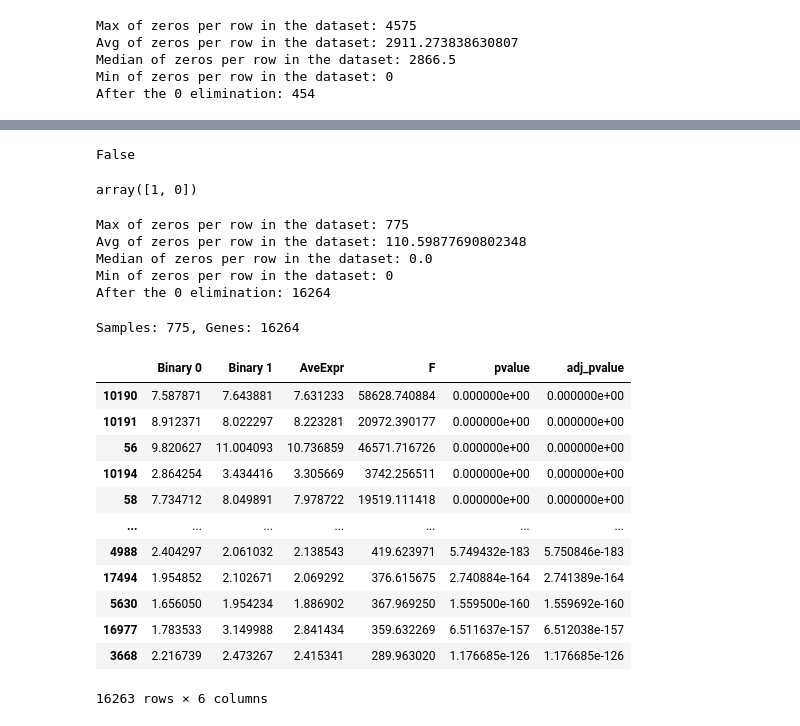
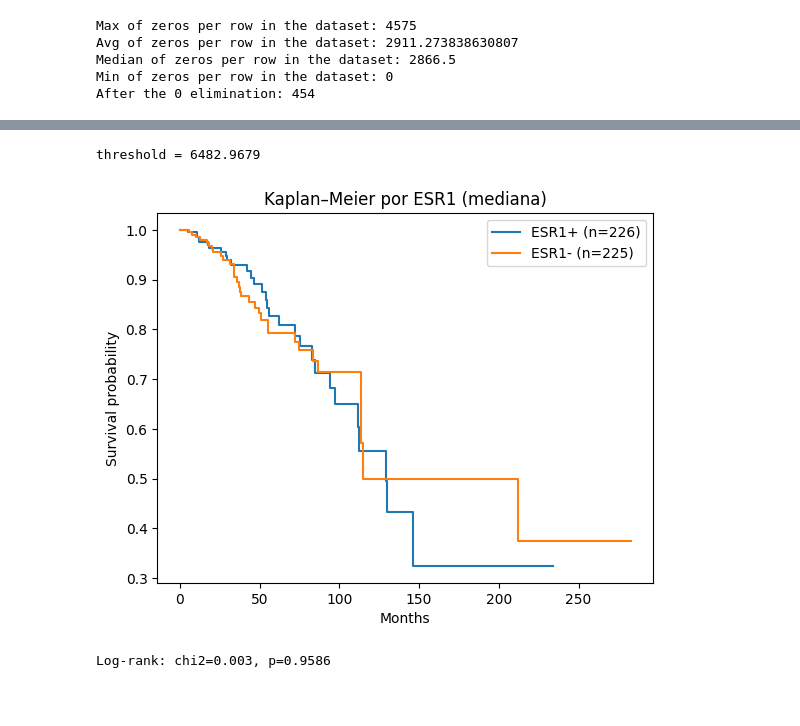
Before and after one commit to Fasmanuel2002/UPSA_Thesis_Research, a Jupyter notebook: research/notebooks/Kaplan_Meir.ipynb, the cells around one changed output, grey strips where cells are left out. Saved outputs shown, nothing was run; the diff lists cells and outputs as text; code cells hidden in the pictures; blank space fills up the shorter version.

```diff
--- a/research/notebooks/Kaplan_Meir.ipynb
+++ b/research/notebooks/Kaplan_Meir.ipynb
@@ -76,27 +68,3 @@ Avg of zeros per row in the dataset: 2911.273838630807
 Median of zeros per row in the dataset: 2866.5
 Min of zeros per row in the dataset: 0
 After the 0 elimination: 454
-# %%
-
-"""
-for i, row in enumerate(ESR1):
-    print(row)
-    """
-treshold_AURKA = np.median(AURKA.iloc[:, 2:])
-print(treshold_AURKA)
-
-AURKA.iloc[:, 2:].values
-"""
-low_bound = list()
-big_bound = list()
-for values in AURKA.iloc[:, 2:].values:
-    for single_value in values:
-        if single_value >= treshold_AURKA:
-            big_bound.append(single_value.item())
-        else:
-            low_bound.append(single_value.item())
-"""
-lower_bound = [single_value.item() for values in AURKA.iloc[:, 2:].values
-               for single_value in values if single_value <= treshold_AURKA]
-
-print(lower_bound)
@@ -162,44 +137,12 @@ km_esr1 = plot_kaplan_meier_median(df : pd.DataFrame, time_col : str, status_col
-# %%
-df_merged = pp.merge_datasets(df_clinical_keep, df_mRNA_transformed)
-df_merged["ER Status By IHC"]
-# %% [output]
-False
-# %%
-binary_groups_df = df_merged.loc[
-    df_merged["Binary ER group"].isin([0, 1]),
-    ["Binary ER group"] +list(df_merged.columns[1:20441])
-]
-
-binary_groups_df["Binary ER group"].unique()
-# %% [output]
-array([1, 0])
-# %%
-binary_reduce_df = pp.elimnation_zeros(binary_groups_df, "Binary ER group")
-# %% [output]
-Max of zeros per row in the dataset: 775
-Avg of zeros per row in the dataset: 110.59877690802348
-Median of zeros per row in the dataset: 0.0
-Min of zeros per row in the dataset: 0
-After the 0 elimination: 16264
-# %%
-print(f"Samples: {binary_reduce_df.shape[0]}, Genes: {binary_reduce_df.shape[1]}")
-# %% [output]
-Samples: 775, Genes: 16264
-# %%
-results_df, design, _ = pp.initialize_limma(binary_reduce_df, "Binary ER group")
-results_df.rename(columns={"column0" : "Binary 0",
-                           "column1": "Binary 1"})
-# %% [output]
-|  | Binary 0 | Binary 1 | AveExpr | F | pvalue | adj_pvalue |
-| 10190 | 7.587871 | 7.643881 | 7.631233 | 58628.740884 | 0.000000e+00 | 0.000000e+00 |
-| 10191 | 8.912371 | 8.022297 | 8.223281 | 20972.390177 | 0.000000e+00 | 0.000000e+00 |
-| 56 | 9.820627 | 11.004093 | 10.736859 | 46571.716726 | 0.000000e+00 | 0.000000e+00 |
-| 10194 | 2.864254 | 3.434416 | 3.305669 | 3742.256511 | 0.000000e+00 | 0.000000e+00 |
-| 58 | 7.734712 | 8.049891 | 7.978722 | 19519.111418 | 0.000000e+00 | 0.000000e+00 |
-| ... | ... | ... | ... | ... | ... | ... |
-| 4988 | 2.404297 | 2.061032 | 2.138543 | 419.623971 | 5.749432e-183 | 5.750846e-183 |
-| 17494 | 1.954852 | 2.102671 | 2.069292 | 376.615675 | 2.740884e-164 | 2.741389e-164 |
-| 5630 | 1.656050 | 1.954234 | 1.886902 | 367.969250 | 1.559500e-160 | 1.559692e-160 |
-| 16977 | 1.783533 | 3.149988 | 2.841434 | 359.632269 | 6.511637e-157 | 6.512038e-157 |
-| 3668 | 2.216739 | 2.473267 | 2.415341 | 289.963020 | 1.176685e-126 | 1.176685e-126 |
-16263 rows × 6 columns
+# %%
+km_esr1 = plot_km_from_mrna_and_clinical(
+    df_mrna=clean_df,
+    df_clin=df_clinical_keep,
+    time_col="Overall Survival (Months)",
+    status_col="Overall Survival Status",
+    gene="ESR1"
+)
+# %% [output]
+threshold = 6482.9679
+[figure, added]
+Log-rank: chi2=0.003, p=0.9586
```
Also changed, not shown: parts of 6 cells of this notebook, 2 other files.
